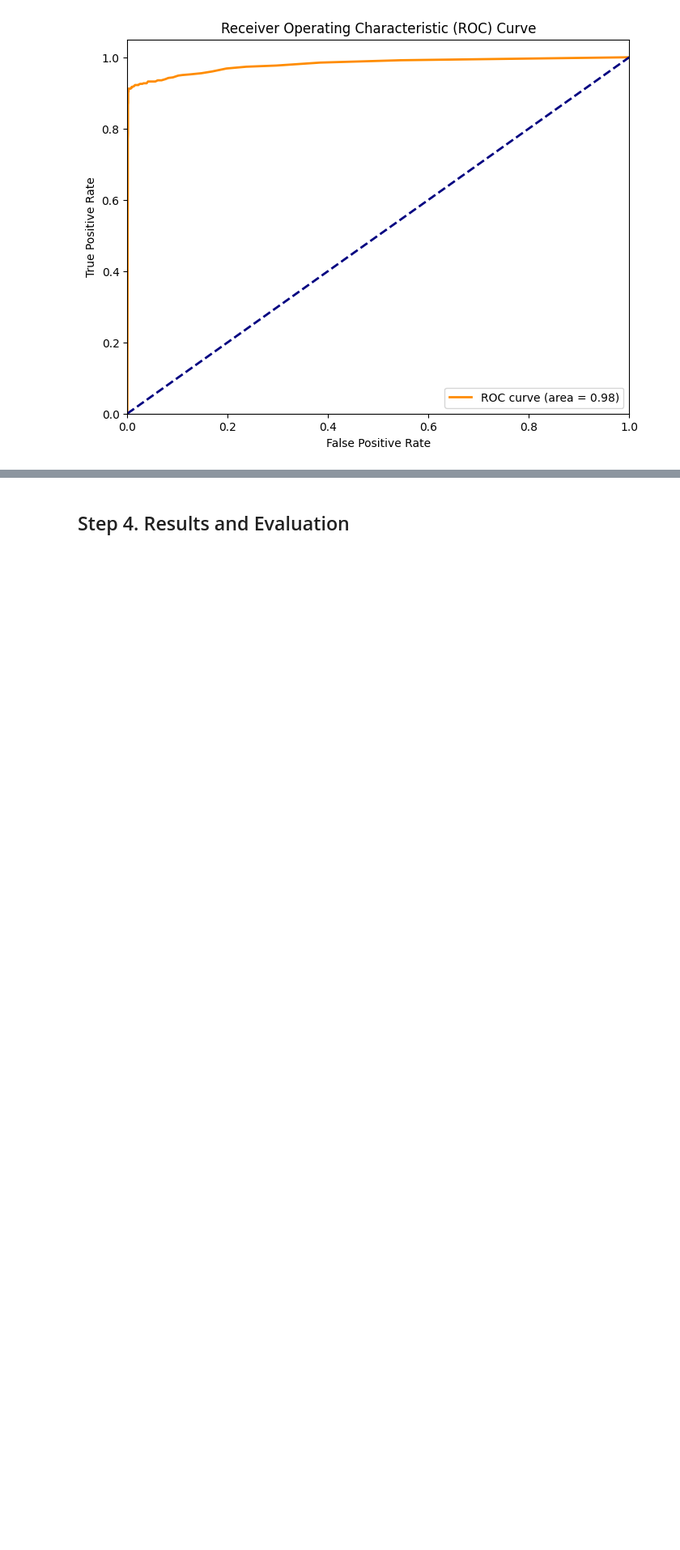
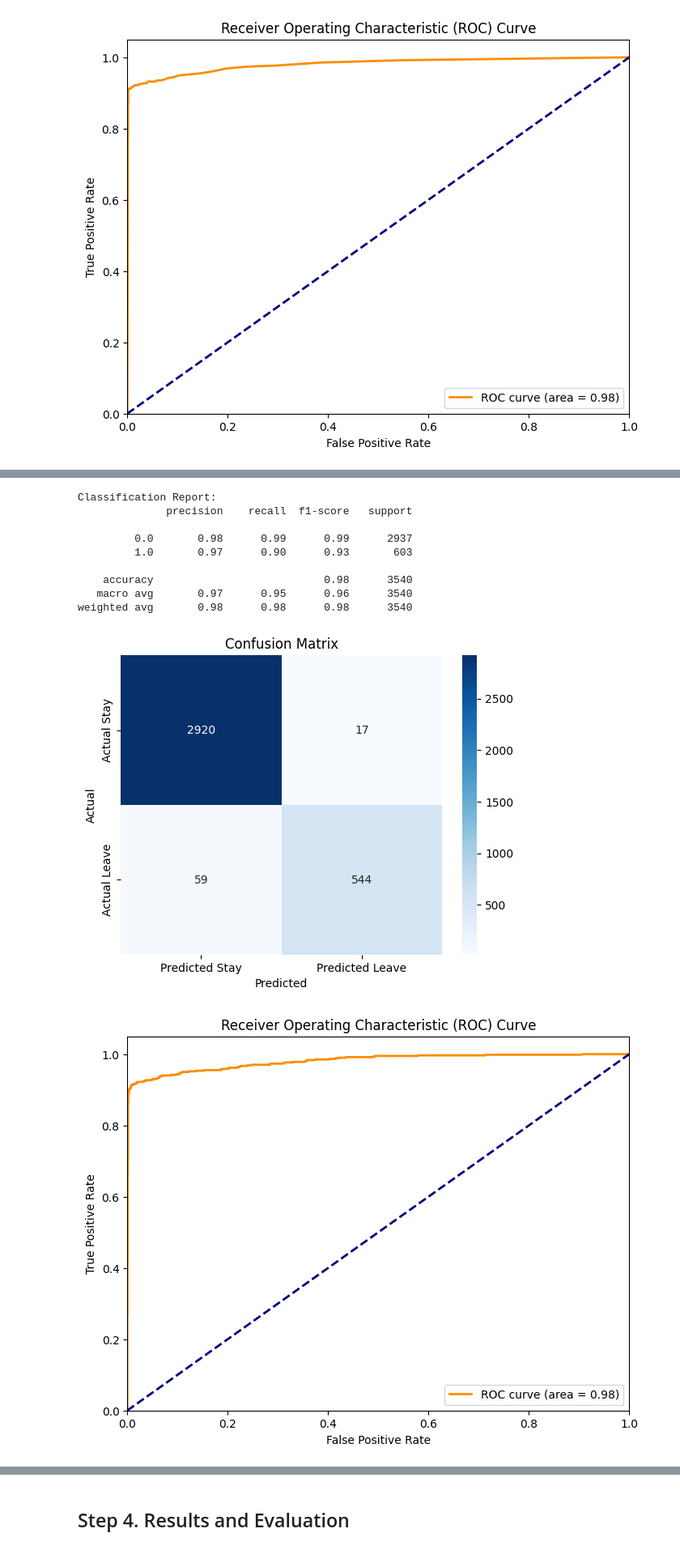
Before and after one commit to DoguKody/Predicting_Employee_Retention_Salifort_Motors, a Jupyter notebook: notebooks/Activity__Course_7_Salifort_Motors_project_lab.ipynb, the cells around one changed output, grey strips where cells are left out. Shown at 81% size. Drawn from its saved outputs; the diff is of its cells as text; code cells hidden in the pictures; blank space fills up the shorter version.

Commit message:
RF model tuned to be more conservative. 98% accuracy, AUC of 98%.

```diff
--- a/notebooks/Activity__Course_7_Salifort_Motors_project_lab.ipynb
+++ b/notebooks/Activity__Course_7_Salifort_Motors_project_lab.ipynb
@@ -1549,0 +1393,31 @@ print(top_10_models)
+# %%
+from sklearn.model_selection import RandomizedSearchCV
+
+df = scaled_df.dropna()
+
+feature_columns = [col for col in df.columns if col != target]
+X = df[feature_columns]
+y = df['left_company_bool']
+
+X_train, X_test, y_train, y_test = train_test_split(X, y,
+                                                    test_size=0.3,
+                                                    random_state=42)
+smote = SMOTE(random_state=42)
+X_train_resampled, y_train_resampled = smote.fit_resample(X_train, y_train)
+
+param_grid = {
+    'n_estimators': [10, 20, 50],
+    'max_depth': [5, 10, 15],
+    'min_samples_split': [10, 20, 30],
+    'min_samples_leaf': [5, 10, 15],
+    'max_features': ['sqrt', 'log2']
+  }
+
+rf = RandomForestClassifier(random_state=42)
+random_search = RandomizedSearchCV(estimator=rf, param_distributions=param_grid,
+                                   n_iter=100, scoring='accuracy',
+                                   cv=5, random_state=42, n_jobs=-1)
+random_search.fit(X_train_resampled, y_train_resampled)
+
+print(f"Best Parameters: {random_search.best_params_}")
+best_model = random_search.best_estimator_
@@ -1549,0 +1498,14 @@ print(top_10_models)
+# %%
+optimized_cons_rf = rf(scaled_df,'left_company_bool')
+# %% [output]
+Classification Report:
+              precision    recall  f1-score   support
+
+         0.0       0.98      0.99      0.99      2937
+         1.0       0.97      0.90      0.93       603
+
+    accuracy                           0.98      3540
+   macro avg       0.97      0.95      0.96      3540
+weighted avg       0.98      0.98      0.98      3540
+[figure, added]
+[figure, added]
```
Also changed, not shown: parts of 16 cells of this notebook.
